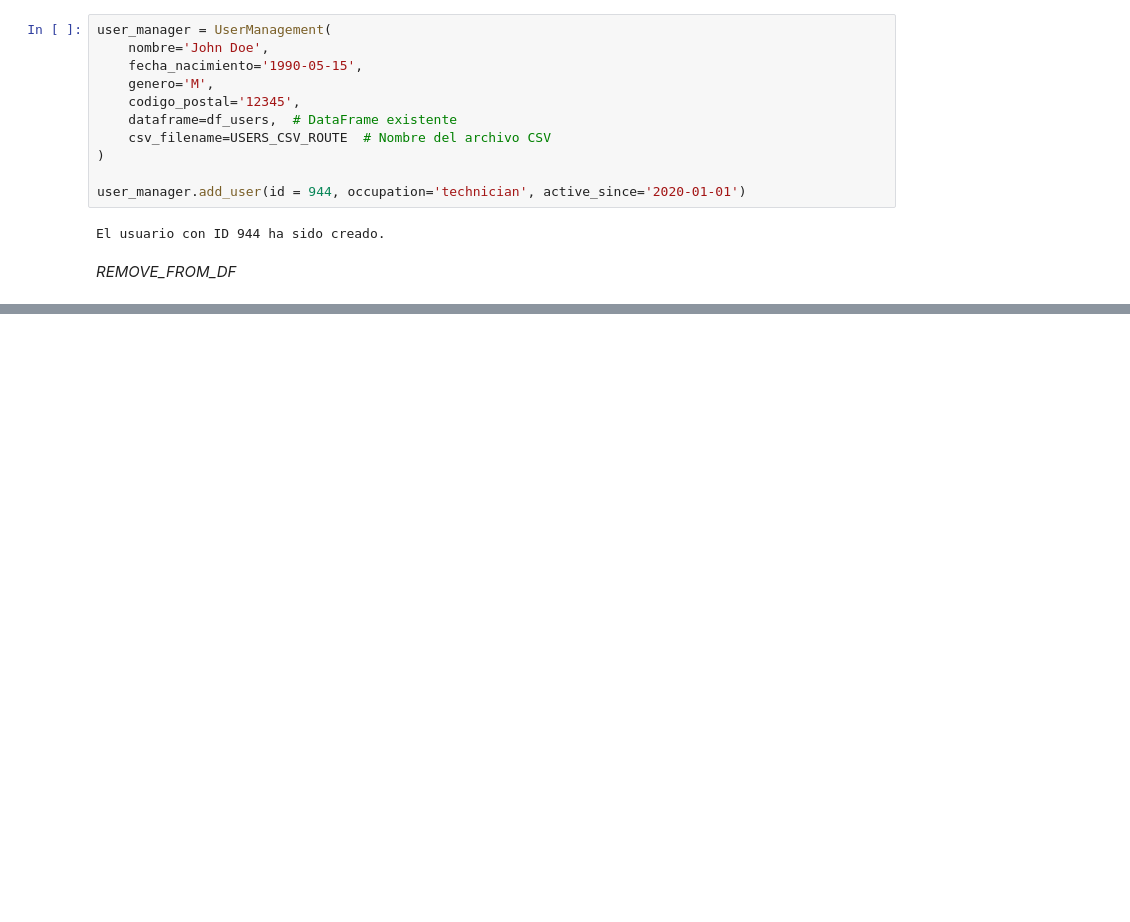
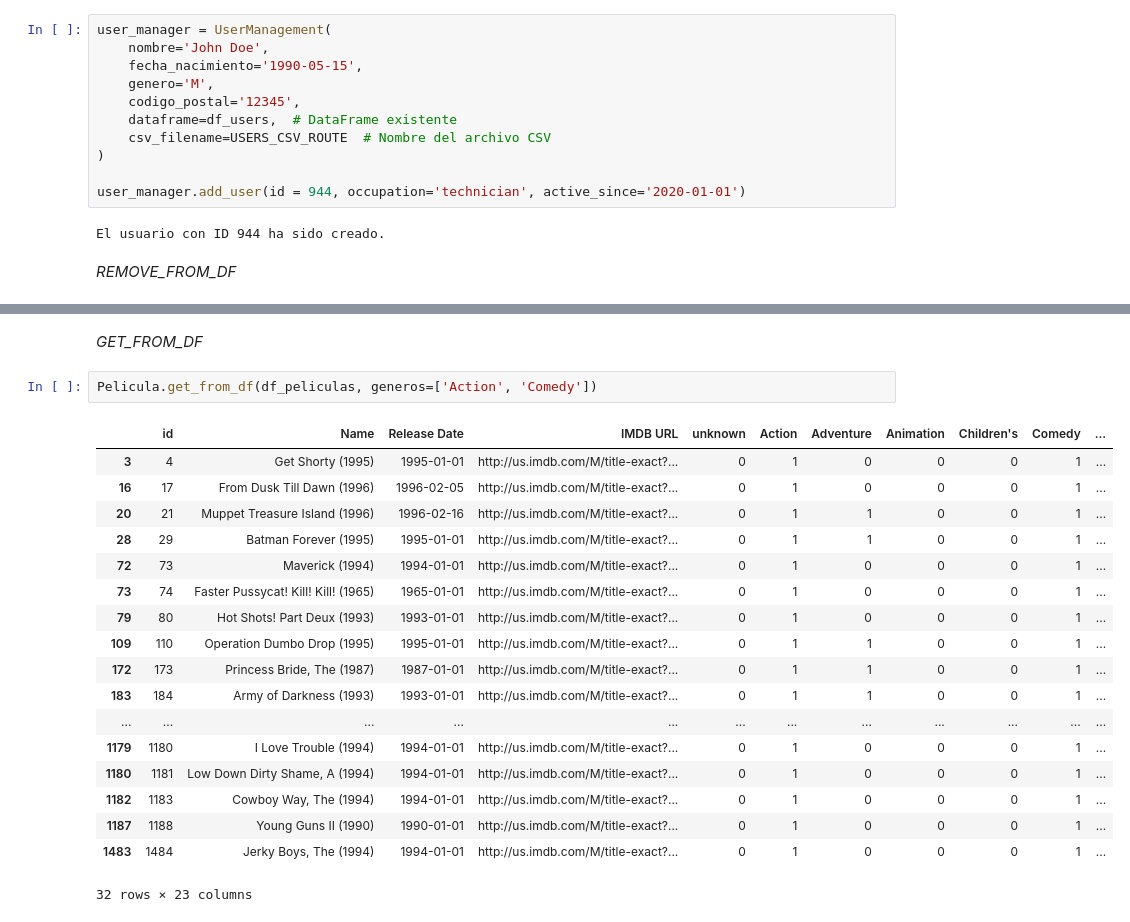
Before and after one commit to Matiudesa/tp-deep-learning, a Jupyter notebook: controllers/Desmontracion.ipynb, the cells around one changed output, grey strips where cells are left out. Saved outputs shown, nothing was run; the diff lists cells and outputs as text; blank space fills up the shorter version.

```diff
--- a/controllers/Desmontracion.ipynb
+++ b/controllers/Desmontracion.ipynb
@@ -312,0 +340,23 @@ IndexError: index 0 is out of bounds for axis 0 with size 0
+# %% [markdown]
+*GET_FROM_DF*
+# %%
+Pelicula.get_from_df(df_peliculas, generos=['Action', 'Comedy'])
+# %% [output]
+|  | id | Name | Release Date | IMDB URL | unknown | Action | Adventure | Animation | Children's | Comedy | ... |
+| 3 | 4 | Get Shorty (1995) | 1995-01-01 | http://us.imdb.com/M/title-exact?... | 0 | 1 | 0 | 0 | 0 | 1 | ... |
+| 16 | 17 | From Dusk Till Dawn (1996) | 1996-02-05 | http://us.imdb.com/M/title-exact?... | 0 | 1 | 0 | 0 | 0 | 1 | ... |
+| 20 | 21 | Muppet Treasure Island (1996) | 1996-02-16 | http://us.imdb.com/M/title-exact?... | 0 | 1 | 1 | 0 | 0 | 1 | ... |
+| 28 | 29 | Batman Forever (1995) | 1995-01-01 | http://us.imdb.com/M/title-exact?... | 0 | 1 | 1 | 0 | 0 | 1 | ... |
+| 72 | 73 | Maverick (1994) | 1994-01-01 | http://us.imdb.com/M/title-exact?... | 0 | 1 | 0 | 0 | 0 | 1 | ... |
+| 73 | 74 | Faster Pussycat! Kill! Kill! (1965) | 1965-01-01 | http://us.imdb.com/M/title-exact?... | 0 | 1 | 0 | 0 | 0 | 1 | ... |
+| 79 | 80 | Hot Shots! Part Deux (1993) | 1993-01-01 | http://us.imdb.com/M/title-exact?... | 0 | 1 | 0 | 0 | 0 | 1 | ... |
+| 109 | 110 | Operation Dumbo Drop (1995) | 1995-01-01 | http://us.imdb.com/M/title-exact?... | 0 | 1 | 1 | 0 | 0 | 1 | ... |
+| 172 | 173 | Princess Bride, The (1987) | 1987-01-01 | http://us.imdb.com/M/title-exact?... | 0 | 1 | 1 | 0 | 0 | 1 | ... |
+| 183 | 184 | Army of Darkness (1993) | 1993-01-01 | http://us.imdb.com/M/title-exact?... | 0 | 1 | 1 | 0 | 0 | 1 | ... |
+| ... | ... | ... | ... | ... | ... | ... | ... | ... | ... | ... | ... |
+| 1179 | 1180 | I Love Trouble (1994) | 1994-01-01 | http://us.imdb.com/M/title-exact?... | 0 | 1 | 0 | 0 | 0 | 1 | ... |
+| 1180 | 1181 | Low Down Dirty Shame, A (1994) | 1994-01-01 | http://us.imdb.com/M/title-exact?... | 0 | 1 | 0 | 0 | 0 | 1 | ... |
+| 1182 | 1183 | Cowboy Way, The (1994) | 1994-01-01 | http://us.imdb.com/M/title-exact?... | 0 | 1 | 0 | 0 | 0 | 1 | ... |
+| 1187 | 1188 | Young Guns II (1990) | 1990-01-01 | http://us.imdb.com/M/title-exact?... | 0 | 1 | 0 | 0 | 0 | 1 | ... |
+| 1483 | 1484 | Jerky Boys, The (1994) | 1994-01-01 | http://us.imdb.com/M/title-exact?... | 0 | 1 | 0 | 0 | 0 | 1 | ... |
+32 rows × 23 columns
```
Also changed, not shown: parts of 10 cells of this notebook, 1 other file.
